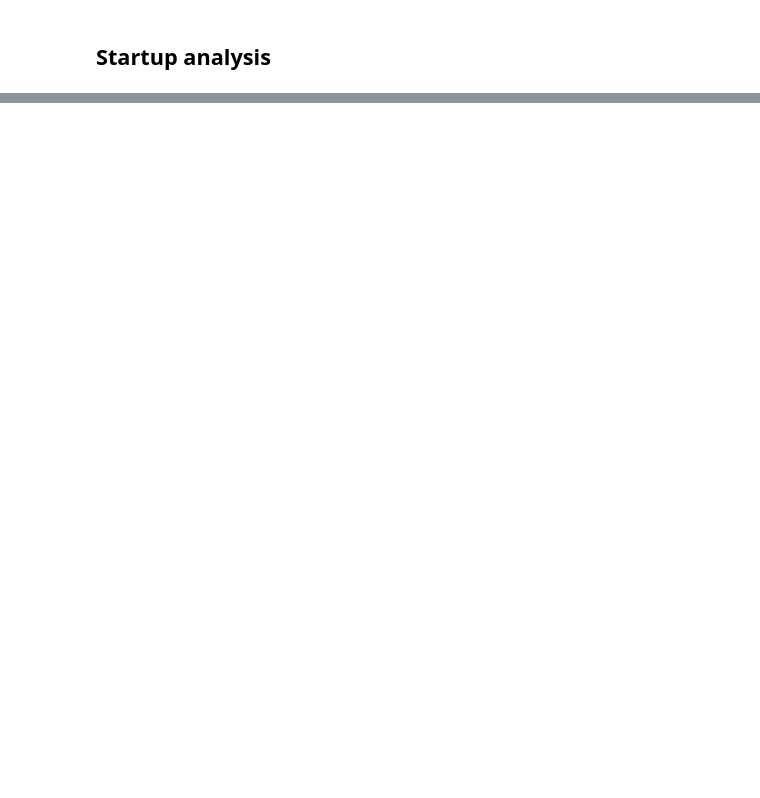
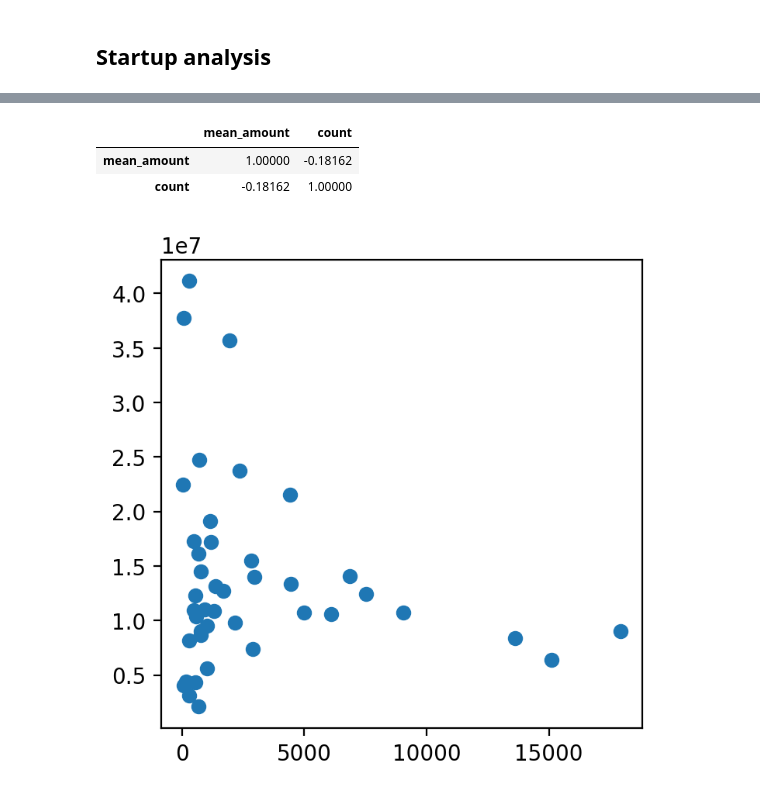
Before and after one commit to bartolomej/PR22_BK_LG_NS, a Jupyter notebook: notebook.ipynb, the cells around one changed output, grey strips where cells are left out. Saved outputs shown, nothing was run; the diff lists cells and outputs as text; code cells hidden in the pictures; blank space fills up the shorter version.

```diff
--- a/notebook.ipynb
+++ b/notebook.ipynb
@@ -57,0 +94,17 @@ axes.barh(total_fundings["name"][:10], total_fundings["raised_amount"][:10])
+# %%
+#Korelacija med popularnostjo industrije (skupno št. podjetji v tej industriji) in povprečno investicijo v podjetje.
+count_by_category = objects.groupby("category_code").size()
+total_fundings = funding_rounds.groupby("object_id", as_index=False)["raised_amount"].sum().sort_values("raised_amount", ascending=False)
+mean_fundings_per_category = total_fundings.merge(objects, left_on="object_id", right_on="id")[["category_code", "raised_amount"]].groupby("category_code").mean()["raised_amount"].sort_values()
+idx = count_by_category.index.intersection(mean_fundings_per_category.index)
+count_by_category_intersection = count_by_category.loc[idx]
+merged = pd.merge(mean_fundings_per_category.rename("mean_amount"), count_by_category_intersection.rename("count"), left_index=True, right_index=True)
+fig, axes = pyplot.subplots(figsize=(4, 4), dpi=200)
+axes.scatter(merged["count"], merged["mean_amount"])
+cor = merged.corr()
+cor
+# %% [output]
+|  | mean_amount | count |
+| mean_amount | 1.00000 | -0.18162 |
+| count | -0.18162 | 1.00000 |
+[figure, added]
```
Also changed, not shown: parts of 10 cells of this notebook.
